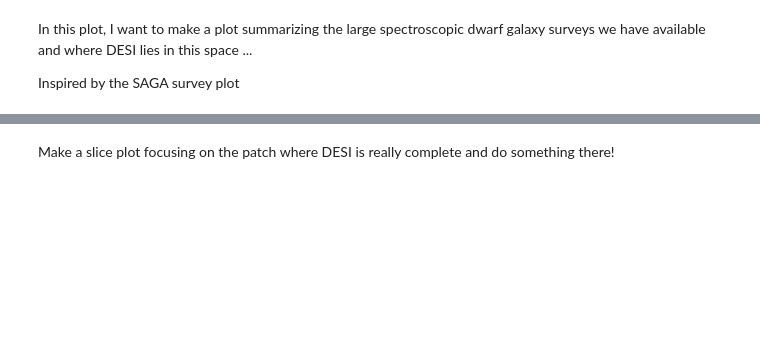
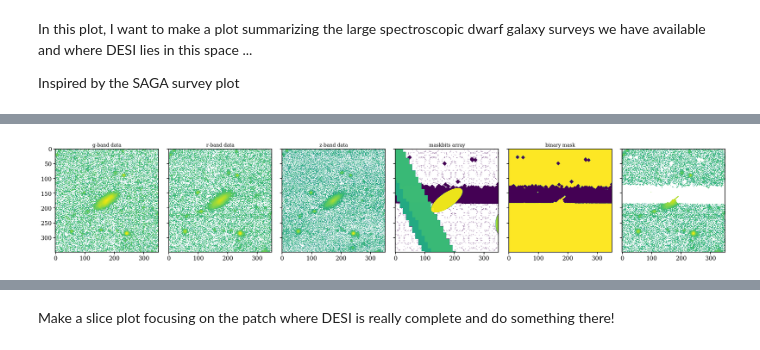
Before and after one commit to virajvman/desi_dwarfs, a Jupyter notebook: notebooks/survey_plot.ipynb, the cells around one changed output, grey strips where cells are left out. Drawn from its saved outputs; the diff is of its cells as text; code cells hidden in the pictures; blank space fills up the shorter version.

```diff
--- a/notebooks/survey_plot.ipynb
+++ b/notebooks/survey_plot.ipynb
@@ -48,0 +210,51 @@ from desi_lowz_funcs import make_subplots
+# %%
+
+hdus = fits.open("/pscratch/sd/v/virajvm/redo_photometry_plots/all_sga_cutouts/image_tgid_39632990178904830_ra_139.787_dec_35.605.fits")
+
+gimg = hdus[0].data[0]
+rimg = hdus[0].data[1]
+zimg = hdus[0].data[2]
+# %%
+fig,ax = plt.subplots(1,6,figsize = (30,5),sharex=True,sharey=True)
+plt.subplots_adjust(wspace=0.1)
+ax[0].set_title("g-band data")
+ax[0].imshow(gimg,norm=LogNorm())
+
+ax[1].set_title("r-band data")
+ax[1].imshow(rimg,norm=LogNorm())
+
+ax[2].set_title("z-band data")
+ax[2].imshow(zimg,norm=LogNorm())
+
+ax[3].set_title("maskbits array")
+ax[3].imshow(hdus[2].data,norm=LogNorm() )
+
+def get_binary_mask(mask_data_array):
+    '''
+    Input is the mask bit array
+    '''
+
+    maskclean = np.ones_like(mask_data_array, dtype=bool)
+    set_maskbits = [2, 3, 4]
+    for bit in set_maskbits:
+        maskclean &= (mask_data_array & 2**bit)==0
+
+    maskclean = maskclean.astype(mask_data_array.dtype)
+
+    return maskclean.astype(bool)
+
+bin_mask = get_binary_mask(hdus[2].data)
+
+
+ax[4].set_title("binary mask")
+ax[4].imshow(bin_mask)
+
+
+new_data = np.copy(rimg)
+new_data[~bin_mask] = np.nan
+
+ax[5].imshow(new_data,norm=LogNorm())
+
+plt.show()
+# %% [output]
+[figure, added]
```
Also changed, not shown: parts of 104 cells of this notebook, 26 other files.
